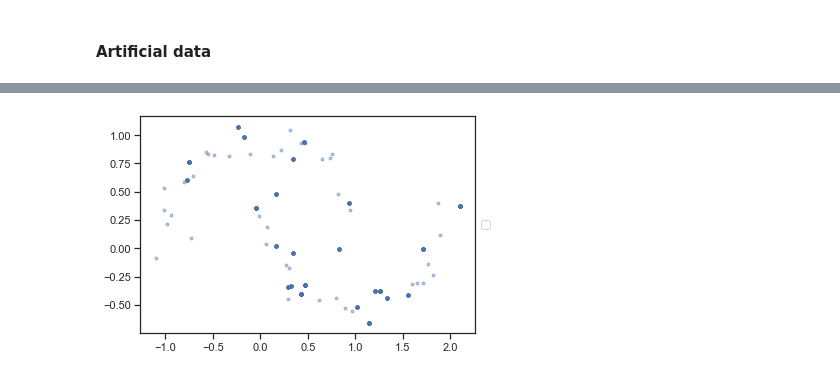
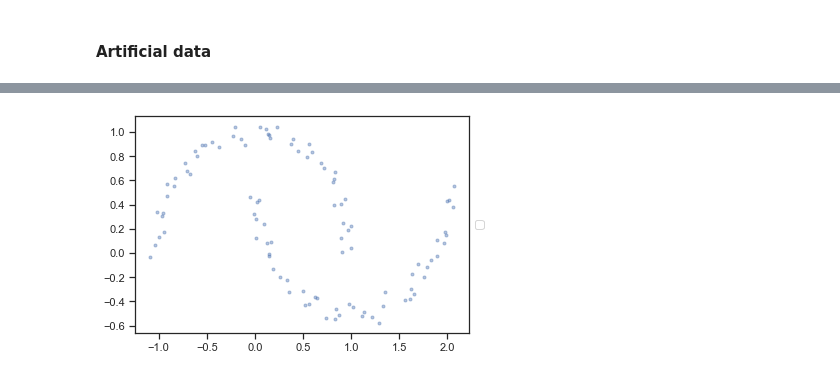
Before and after one commit to Didayolo/autopandas, a Jupyter notebook: AutoPandas_workspace.ipynb, the cells around one changed output, grey strips where cells are left out. Drawn from its saved outputs; the diff is of its cells as text; code cells hidden in the pictures.

```diff
--- a/AutoPandas_workspace.ipynb
+++ b/AutoPandas_workspace.ipynb
@@ -390,7 +390,7 @@ gen.sample(n=5)
 # %%
-gen.sample(n=100).get_data('X').plot()
+gen.sample(n=100, noise=0.05).get_data('X').plot()
 # %% [output]
-[figure, old version]
+[figure, new version]
 # %%
 gen = apd.generators.Artificial(method='blobs')
 gen.sample(n=5)
```
Also changed, not shown: parts of 4 cells of this notebook, 4 other files.
